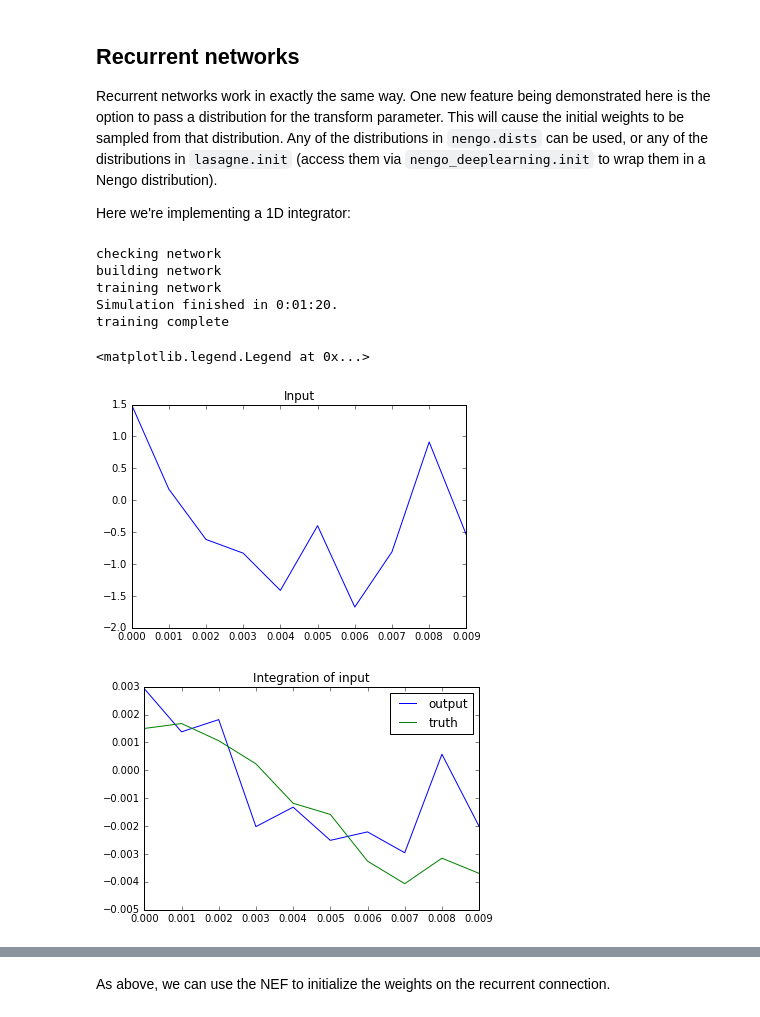
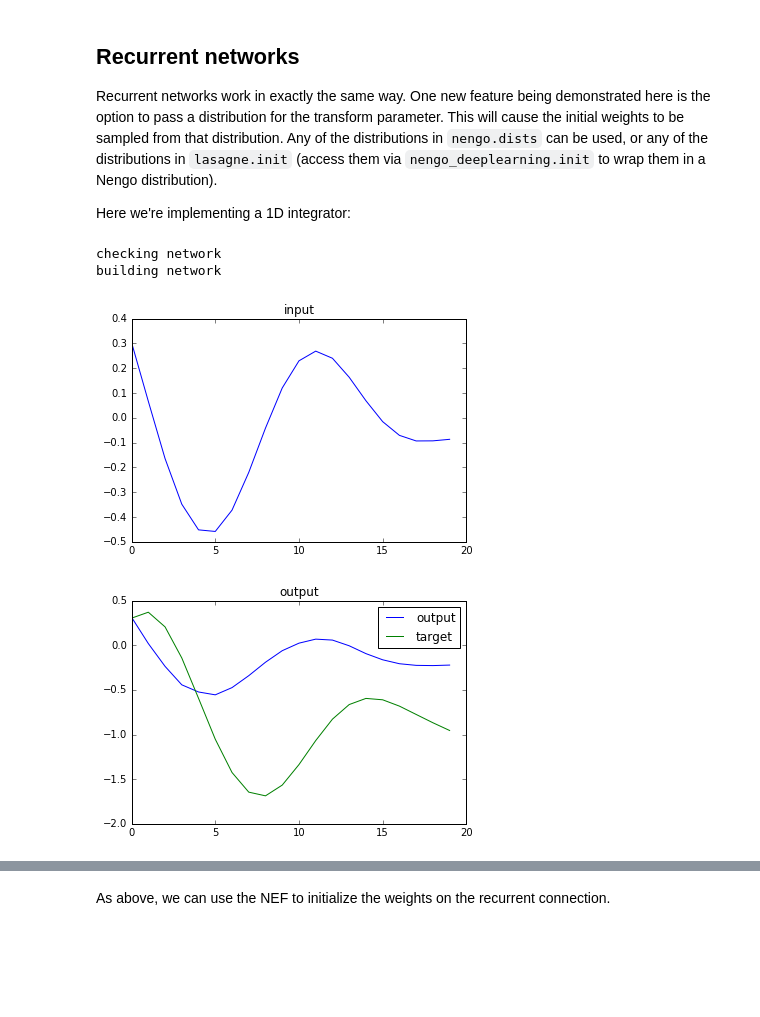
Before and after one commit to nengo/nengo-dl, a Jupyter notebook: docs/demo.ipynb, the cells around one changed output, grey strips where cells are left out. Drawn from its saved outputs; the diff is of its cells as text; code cells hidden in the pictures; blank space fills up the shorter version.

```diff
--- a/docs/demo.ipynb
+++ b/docs/demo.ipynb
@@ -60,6 +62,10 @@ with nengo.Network() as net, nengo_deeplearning.default_config():
     # create ensembles
     ens0 = nengo.Ensemble(100, 2)
     ens1 = nengo.Ensemble(50, 1)
+    ens2 = nengo.Ensemble(50, 1)
+
+    # network output
+    output_node = nengo.Node(size_in=1)
 
     # create connections (note that slicing works in the same
     # way as default nengo)
@@ -67,15 +73,15 @@ with nengo.Network() as net, nengo_deeplearning.default_config():
     nengo.Connection(input_nodes[1], ens0[1])
     nengo.Connection(input_nodes[2], ens1)
 
-    # network output
-    output_node = nengo.Node(size_in=1)
-
     # we can specify a function/transform on a connection. these
     # will be used to initialize the weights (using the standard
     # NEF weight solvers)
+    nengo.Connection(ens1, ens2, function=np.sin)
+    nengo.Connection(ens2, output_node, function=np.square)
+
     nengo.Connection(ens0, output_node,
                      function=lambda x: (x[0] + 1) * x[1] ** 2)
-    nengo.Connection(ens1, output_node, function=np.sin)
+
 
     # add probes to nodes or neurons to collect their output
     p = nengo.Probe(output_node)
@@ -174,49 +162,51 @@ Recurrent networks work in exactly the same way. One new feature being demonstra
 Here we're implementing a 1D integrator:
 # %%
 batch_size = 1000
-sig_len = 10
-dt = 1e-3
-inputs = np.random.randn(batch_size, sig_len, 1).astype(np.float32)
-targets = np.cumsum(inputs, axis=1) * dt
+sig_len = 20
+dt = 1
+
+# inputs/targets for training
+white_sig_train = nengo.processes.WhiteSignal(
+    period=dt*sig_len*batch_size, high=0.1, default_dt=dt, seed=0)
+train_inputs = white_sig_train.run_steps(sig_len*batch_size)
+train_inputs = train_inputs.reshape((batch_size, sig_len, 1)).astype(np.float32)
+
+train_targets = np.cumsum(train_inputs, axis=1) * dt
+
+# separate test data
+white_sig_test = nengo.processes.WhiteSignal(
+    period=dt*sig_len*batch_size, high=0.1, default_dt=dt, seed=1)
 
 with nengo.Network() as net, nengo_deeplearning.default_config():
-    # note that here we're using a different test input than the training input
-    input_node = nengo.Node(output=nengo.processes.WhiteNoise(scale=False))
+    input_node = nengo.Node(output=white_sig_test)
     ens = nengo.Ensemble(50, 1)
     output_node = nengo.Node(size_in=1)
 
     nengo.Connection(input_node, ens)
     # initialize weights from distribution
     nengo.Connection(ens.neurons, ens.neurons,
                      transform=nengo_deeplearning.init.GlorotUniform())
     nengo.Connection(ens, output_node)
 
     input_p = nengo.Probe(input_node)
     output_p = nengo.Probe(output_node)
 
 sim = nengo_deeplearning.Simulator(net, dt=dt)
-sim.model.train({input_node: inputs}, {output_node: targets},
-                n_epochs=1000, minibatch_size=100,
-                optimizer_kwargs={"learning_rate": 1e-2})
 sim.run_steps(sig_len)
 
 truth = np.cumsum(sim.data[input_p], axis=1)*dt
 
 plt.figure()
 plt.plot(sim.trange(), sim.data[input_p][0])
-plt.title('Input')
+plt.title('input')
 
 plt.figure()
 plt.plot(sim.trange(), sim.data[output_p][0], label="output")
-plt.plot(sim.trange(), truth[0], label="truth")
-plt.title('Integration of input')
-plt.legend()
+plt.plot(sim.trange(), truth.squeeze(), label="target")
+plt.title('output')
+plt.legend();
 # %% [output]
 checking network
 building network
-training network
-Simulation finished in 0:01:20.
-training complete
-<matplotlib.legend.Legend at 0x...>
-[figure, old version]
+[figure, new version]
-[figure, old version]
+[figure, new version]
```
Also changed, not shown: parts of 18 cells of this notebook, 1 other file.
